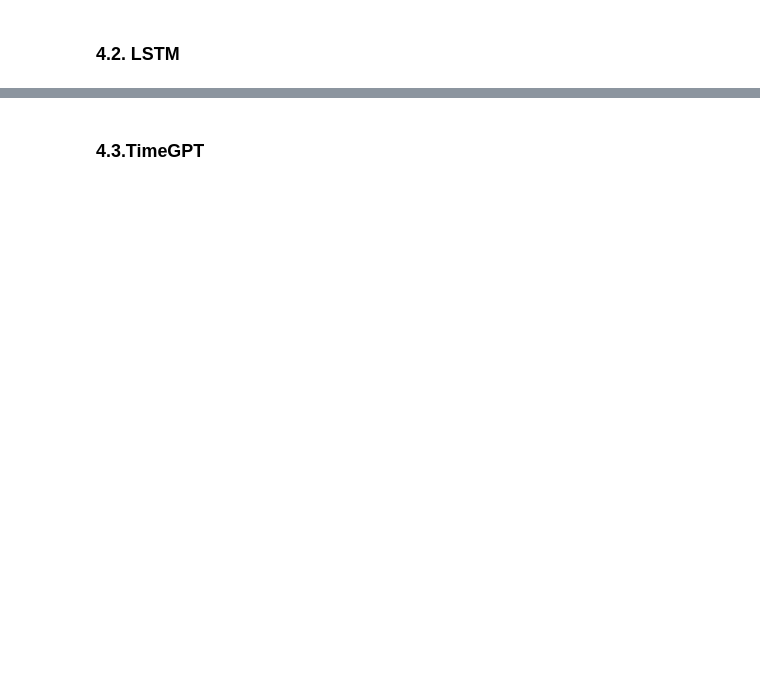
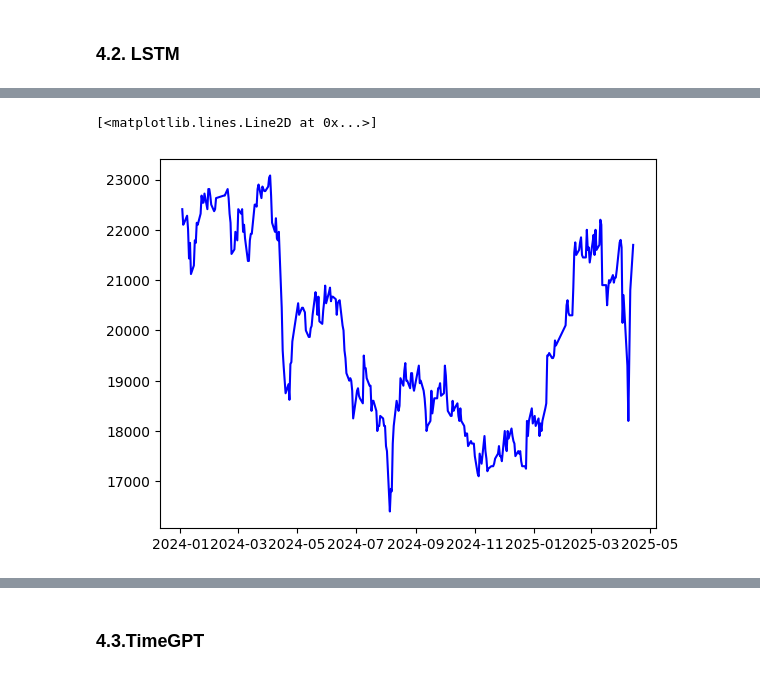
Before and after one commit to PNTLinh/Stock_TI, a Jupyter notebook: stock.ipynb, the cells around one changed output, grey strips where cells are left out. Saved outputs shown, nothing was run; the diff lists cells and outputs as text; code cells hidden in the pictures; blank space fills up the shorter version.

```diff
--- a/stock.ipynb
+++ b/stock.ipynb
@@ -293,25 +88,21 @@ import matplotlib.pyplot as plt
 import mplfinance as mpf
 import matplotlib.dates as mdates
 import os
+import mplcursors
 
-# Kiểm tra nếu DataFrame chưa có index dạng thời gian
-if not isinstance(df.index, pd.DatetimeIndex):
-    df["time"] = pd.to_datetime(df["time"])
-    df.set_index("time", inplace=True)
-    df.sort_index(inplace=True)
-
-# Xóa dữ liệu bị thiếu để tránh lỗi NaN
-df.dropna(inplace=True)
-
-# Tính toán các chỉ báo kỹ thuật
 df['SMA_50'] = ta.sma(df['Close_shifted'], length=50)
 df['EMA_50'] = ta.ema(df['Close_shifted'], length=50)
 df['RSI'] = ta.rsi(df['Close_shifted'], length=14)
 
 macd = ta.macd(df['Close_shifted'], fast=12, slow=26, signal=9)
+
 df['MACD'] = macd['MACD_12_26_9']
 df['Signal_Line'] = macd['MACDs_12_26_9']
 df['MACD_Hist'] = macd['MACDh_12_26_9']
+
+# Đảm bảo datetime index cho mplfinance
+df['time'] = pd.to_datetime(df['time'])  # nếu chưa làm bước này
+df.set_index('time', inplace=True)
 
 #Vẽ biểu đồ Nến trước, rồi mới vẽ MACD & RSI
 mpf_fig, mpf_axes = mpf.plot(
@@ -324,7 +115,10 @@ mpf_fig, mpf_axes = mpf.plot(
         mpf.make_addplot(df["EMA_50"], color='red', linestyle='dashed')
     ],
     returnfig=True,
-    figsize=(12, 5)
+    figsize=(12, 6),
+    tight_layout=True,
+    datetime_format='%Y-%m-%d',
+    xrotation=45
 )
 
 #Vẽ thêm MACD và RSI trên plt.subplots()
@@ -520,2 +205,22 @@ Biểu đồ đã được lưu thành daily_mae_matplotlib.png
 # %% [markdown]
 ### 4.2. LSTM
+# %%
+#chi lay thong tin can thiet
+df_lstm = df[['time','close']]
+df_lstm.loc[:, 'time'] = pd.to_datetime(df_lstm['time'])
+# %%
+import pandas as pd
+import datetime
+
+# Hàm chuyển đổi từ datetime (hoặc str) thành datetime
+def timestamp_to_datetime(date_val):
+    if isinstance(date_val, str):
+        date_val = pd.to_datetime(date_val)  # Nếu là chuỗi, chuyển đổi thành datetime
+    return datetime.datetime(date_val.year, date_val.month, date_val.day)
+
+# Chuyển đổi cột 'time' thành datetime nếu chưa phải
+df_lstm['time'] = pd.to_datetime(df_lstm['time'], errors='coerce')  # Đảm bảo 'time' là datetime
+df_lstm['time'] = df_lstm['time'].apply(timestamp_to_datetime)
+
+# Đặt 'time' làm index
+df_lstm.index = df_lstm.pop('time')
@@ -521,0 +239,5 @@ Biểu đồ đã được lưu thành daily_mae_matplotlib.png
+# %%
+plt.plot(df_lstm.index,df_lstm['close'], label='Giá thực tế', color='blue')
+# %% [output]
+[<matplotlib.lines.Line2D at 0x...>]
+[figure, added]
```
Also changed, not shown: parts of 34 cells of this notebook, 3 other files.
